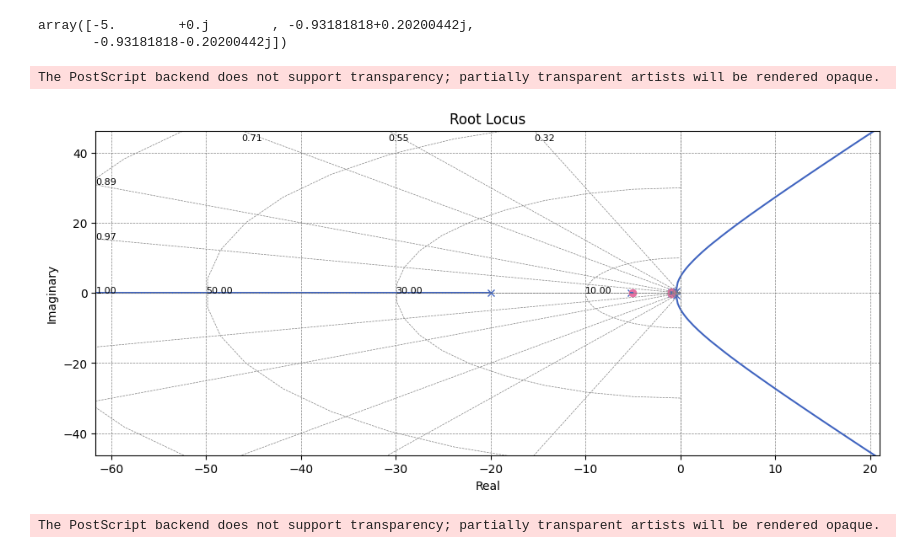
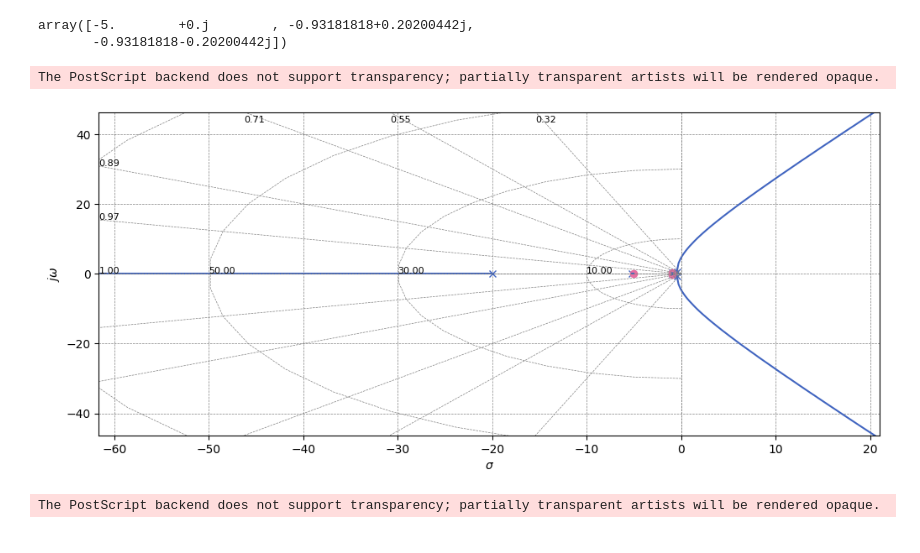
Before and after one commit to ErickNMA/Inst._Ind., a Jupyter notebook: Analise Dinamica de Sensores/item2.ipynb, the cells around one changed output. Saved outputs shown, nothing was run; the diff lists cells and outputs as text; code cells hidden in the pictures.

```diff
--- a/Analise Dinamica de Sensores/item2.ipynb
+++ b/Analise Dinamica de Sensores/item2.ipynb
@@ -44,10 +44,13 @@ array([-5.        +0.j        , -0.93181818+0.20200442j,
        -0.93181818-0.20200442j])
 # %%
 rl = ct.root_locus(sys)
+plt.title('')
+plt.xlabel('$\sigma$')
+plt.ylabel('$j\omega$')
 plt.savefig('curves/rl2.eps', dpi=600, transparent=True, bbox_inches='tight')
 # %% [output]
 The PostScript backend does not support transparency; partially transparent artists will be rendered opaque.
-[figure, old version]
+[figure, new version]
 # %%
 bd = ct.bode(H, dB=True)
 plt.xlabel('Frequência [rad/s]')
```
Also changed, not shown: 13 other files.
